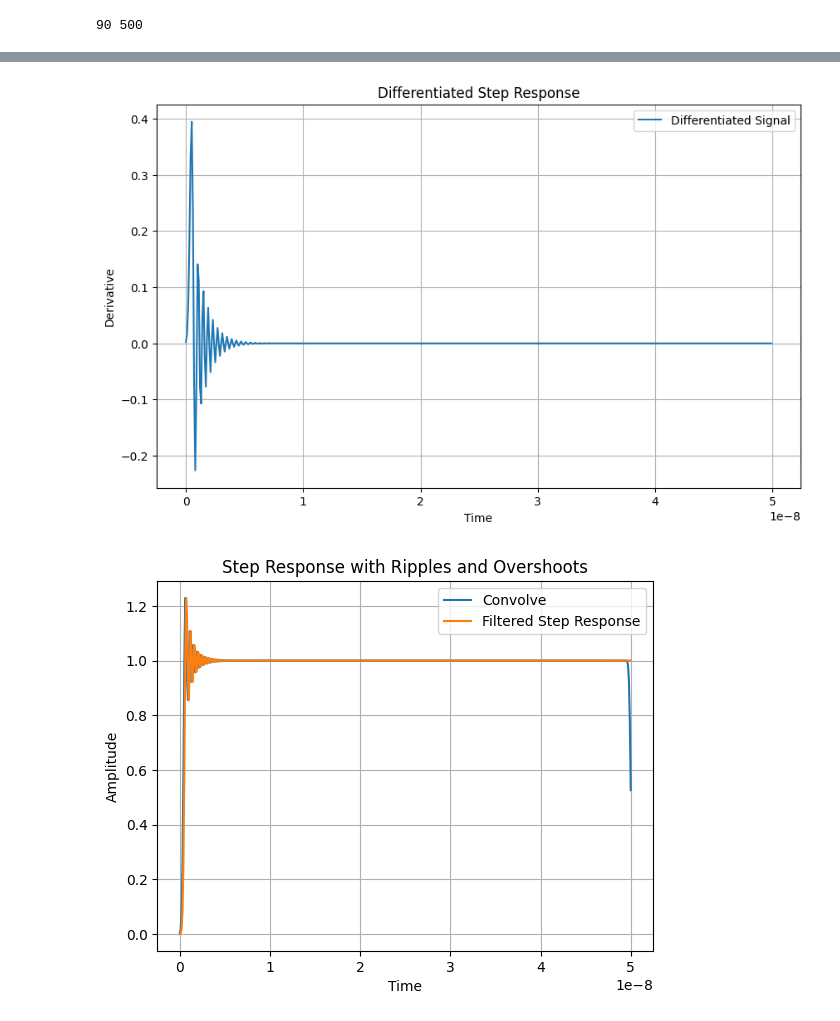
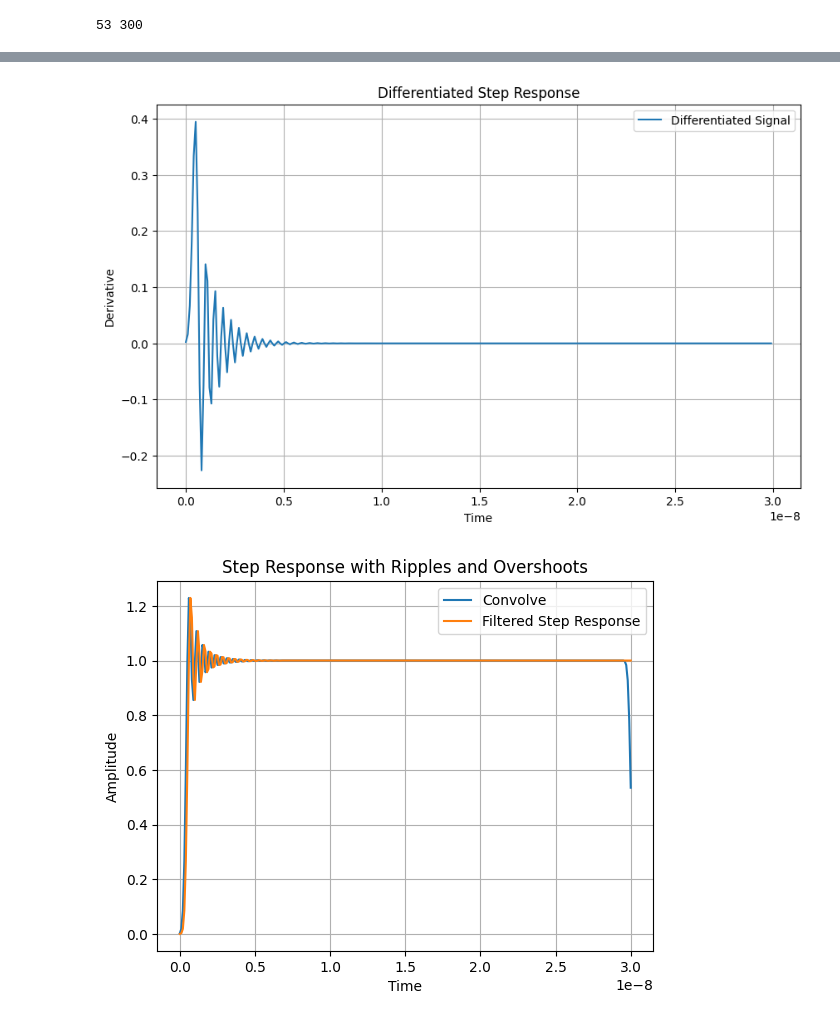
Before and after one commit to mainCSG/QBlox-CSG, a Jupyter notebook: experiments/bias-tee-transfer-function/transfer_function.ipynb, the cells around one changed output, grey strips where cells are left out. Cells and saved outputs as stored; diff of their text form; code cells hidden in the pictures.

```diff
--- a/experiments/bias-tee-transfer-function/transfer_function.ipynb
+++ b/experiments/bias-tee-transfer-function/transfer_function.ipynb
@@ -135,7 +164,7 @@ Ts_Osc = 10e9
 fs_AWG = 1/Ts_AWG
 fs_Osc = 1/Ts_Osc
 
-TPulse = 50e-9
+TPulse = 30e-9
 
 N = int(TPulse * Ts_AWG)
 
@@ -156,7 +185,7 @@ for i in range(N-1):
 # Generate step input
 t = np.linspace(0, TPulse, M)
 step_input = np.ones_like(t)
-step_input = sp.ndimage.gaussian_filter1d(step_input, sigma=0.1)
+# step_input = sp.ndimage.gaussian_filter1d(step_input, sigma=0.1)
 
 
 # Design IIR filter (for generating ripples and overshoots)
@@ -211,4 +240,4 @@ plt.grid(True)
 plt.legend()
 plt.show()
 # %% [output]
-90 500
+53 300
@@ -216,5 +245,5 @@ plt.show()
-[figure, old version]
+[figure, new version]
-[figure, old version]
+[figure, new version]
 # %%
 import torch
 
```
Also changed, not shown: parts of 7 cells of this notebook, 1 other file.
